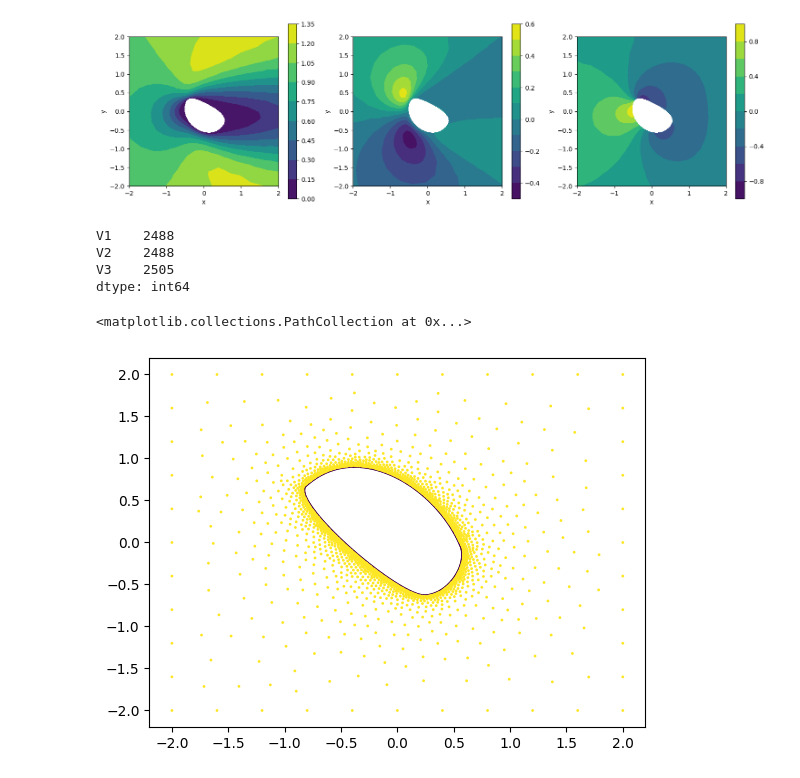
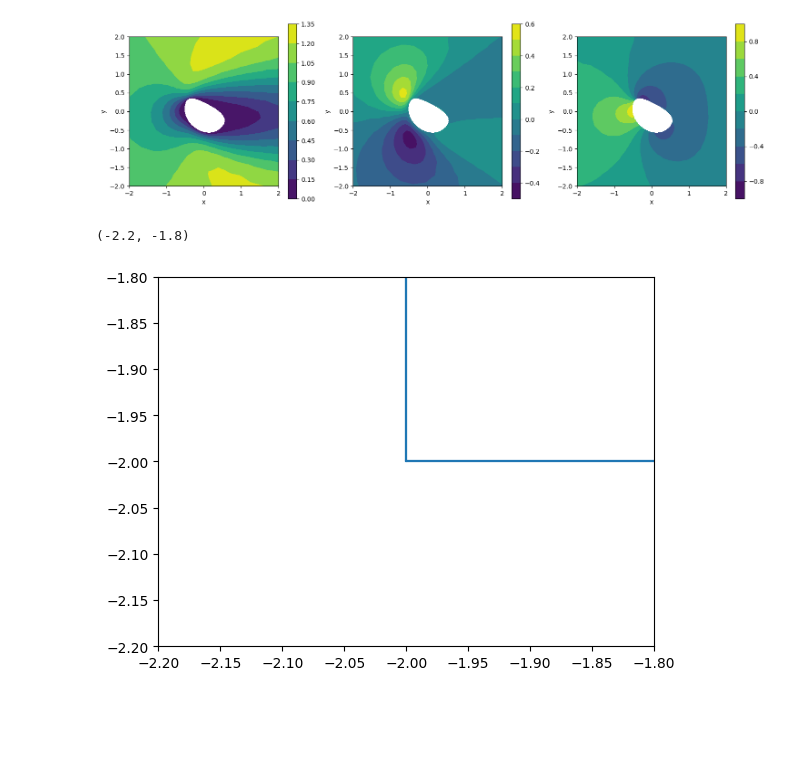
Before and after one commit to jh6220/SINNs-FEM, a Jupyter notebook: LowReFlowDataExplore.ipynb, the cells around one changed output. Drawn from its saved outputs; the diff is of its cells as text; code cells hidden in the pictures; blank space fills up the shorter version.

```diff
--- a/LowReFlowDataExplore.ipynb
+++ b/LowReFlowDataExplore.ipynb
@@ -49,15 +52,3 @@ def PlotFEMsolution(nodes, elements,l):
 PlotFEMsolution(data[0][0]['nodes'].values, data[0][0]['elements'].values, data[0][0]['flow'].values)
 # %% [output]
 [figure]
-# %%
-elements.max()
-# %% [output]
-V1    2488
-V2    2488
-V3    2505
-dtype: int64
-# %%
-plt.scatter(nodes['x'], nodes['y'],c=nodes['Object'],s=1)
-# %% [output]
-<matplotlib.collections.PathCollection at 0x...>
-[figure, removed]
@@ -63,0 +165,7 @@ plt.scatter(nodes['x'], nodes['y'],c=nodes['Object'],s=1)
+# %%
+plt.plot(y[:,0],y[:,1])
+plt.ylim([-2.2,-1.8])
+plt.xlim([-2.2,-1.8])
+# %% [output]
+(-2.2, -1.8)
+[figure, added]
```
Also changed, not shown: parts of 8 cells of this notebook, 1 other file.
